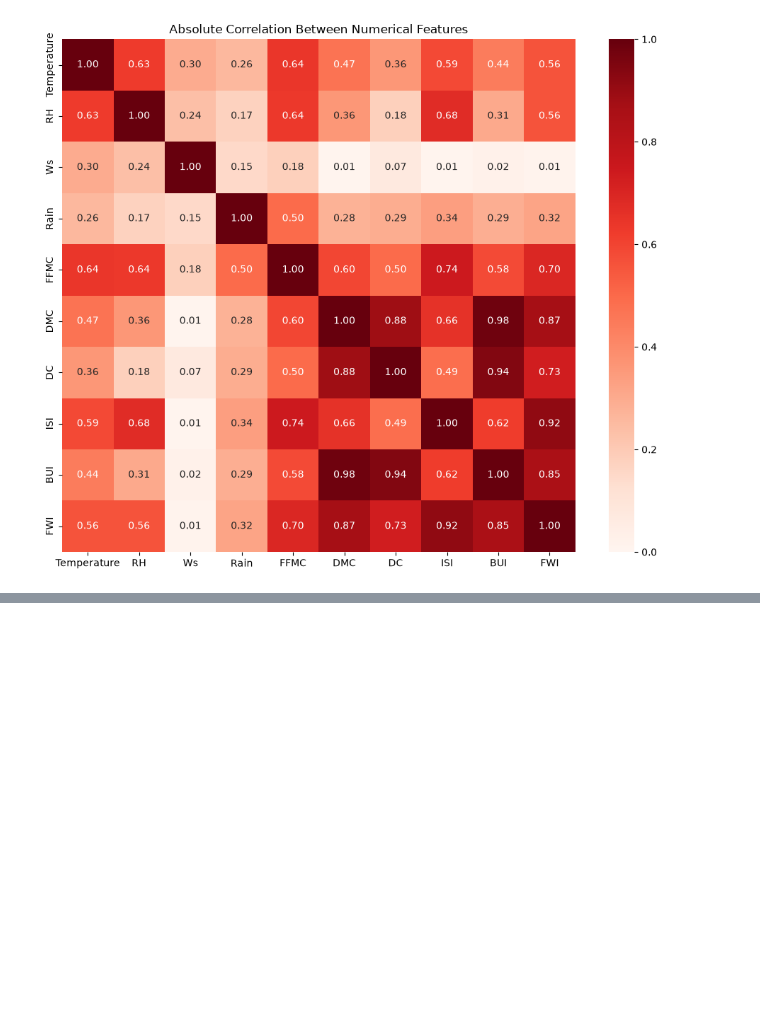
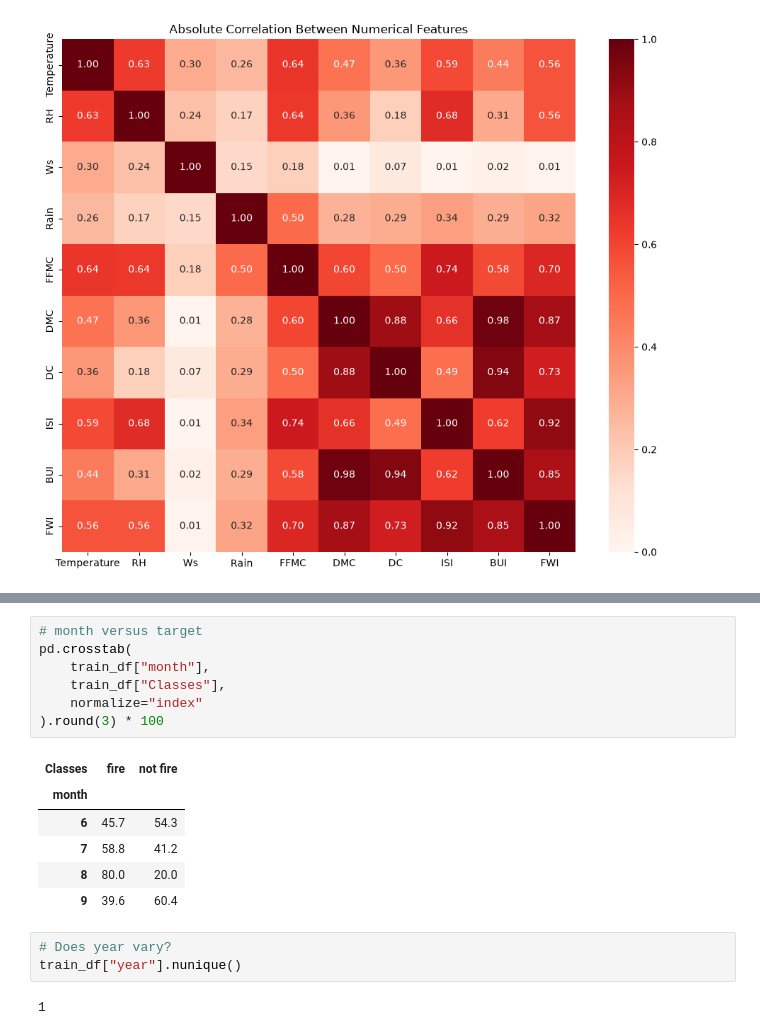
Before and after one commit to georgyzaouk/forest-fire-prediction, a Jupyter notebook: 02_eda.ipynb, the cells around one changed output, grey strips where cells are left out. Saved outputs shown, nothing was run; the diff lists cells and outputs as text; blank space fills up the shorter version.

```diff
--- a/02_eda.ipynb
+++ b/02_eda.ipynb
@@ -99,0 +133,19 @@ plt.show()
+# %%
+# month versus target
+pd.crosstab(
+    train_df["month"],
+    train_df["Classes"],
+    normalize="index"
+).round(3) * 100
+# %% [output]
+| Classes | fire | not fire |
+| month |  |  |
+| 6 | 45.7 | 54.3 |
+| 7 | 58.8 | 41.2 |
+| 8 | 80.0 | 20.0 |
+| 9 | 39.6 | 60.4 |
+# %%
+# Does year vary?
+train_df["year"].nunique()
+# %% [output]
+1
```
Also changed, not shown: parts of 10 cells of this notebook, 2 other files.
